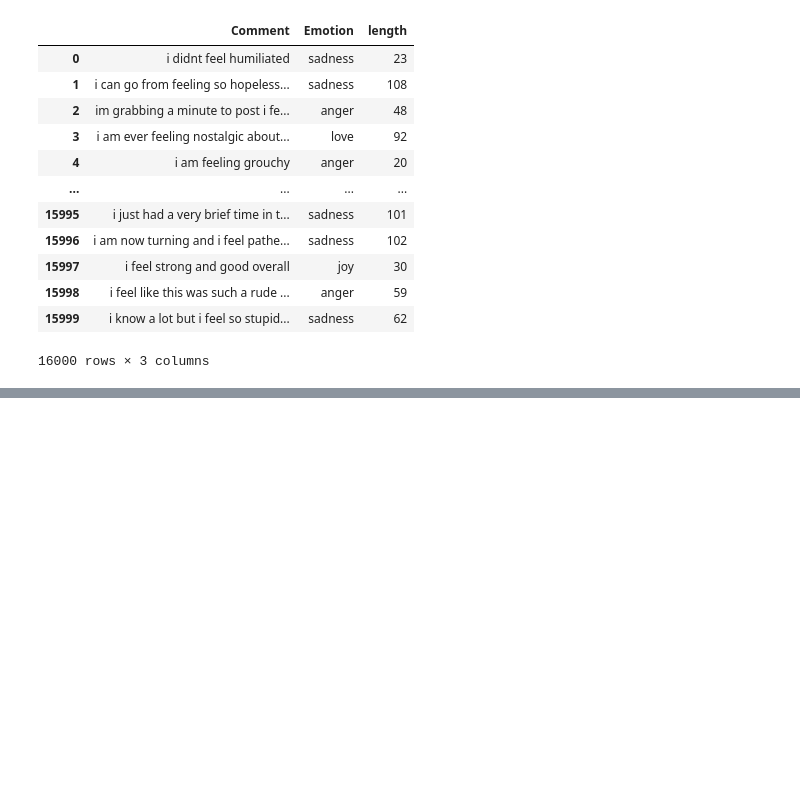
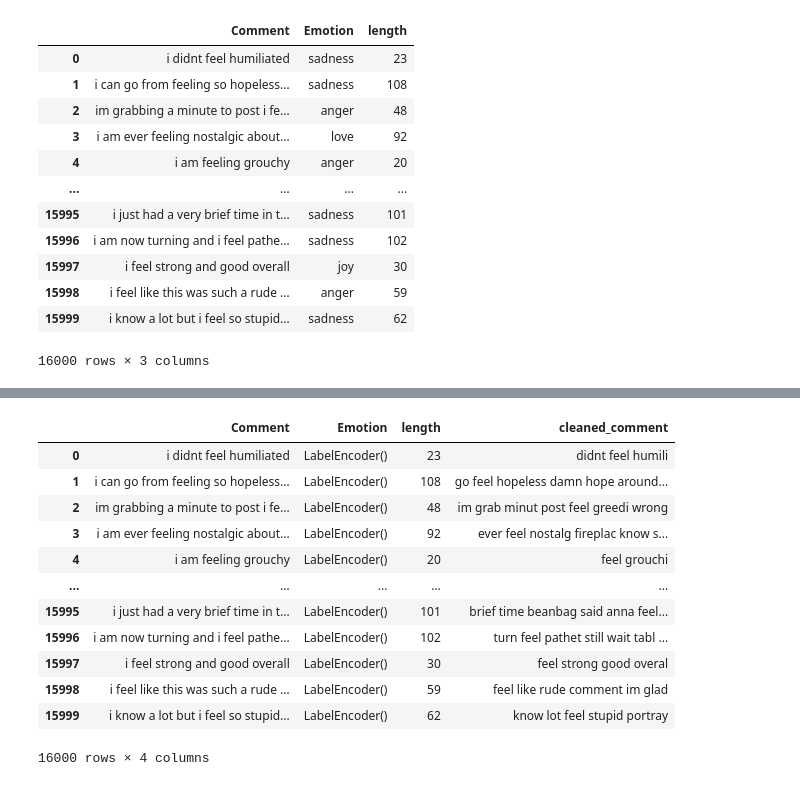
Before and after one commit to Sumit-Prasad01/Emotion-Recognition-App, a Jupyter notebook: Emotions_Classification.ipynb, the cells around one changed output, grey strips where cells are left out. Drawn from its saved outputs; the diff is of its cells as text; code cells hidden in the pictures; blank space fills up the shorter version.

```diff
--- a/Emotions_Classification.ipynb
+++ b/Emotions_Classification.ipynb
@@ -45,0 +113,3 @@ train_data
+# %%
+lb = LabelEncoder()
+train_data['Emotion'] = lb.fit(train_data['Emotion'])
@@ -45,0 +142,2 @@ train_data
+# %%
+df = train_data.copy()
@@ -45,0 +162,4 @@ train_data
+# %%
+# Download NLTK stopwords
+nltk.download('stopwords')
+stopwords = nltk.corpus.stopwords.words('english')
@@ -45,0 +170,26 @@ train_data
+# %%
+def clean_text(text):
+    stemmer = PorterStemmer()
+    text = re.sub("[^a-zA-Z]"," ",text)
+    text = text.lower()
+    text = text.split()
+    text = [stemmer.stem(word) for word in text if word not in stopwords]
+    return " ".join(text)
+
+df['cleaned_comment'] = df['Comment'].apply(clean_text)
+# %%
+df
+# %% [output]
+|  | Comment | Emotion | length | cleaned_comment |
+| 0 | i didnt feel humiliated | LabelEncoder() | 23 | didnt feel humili |
+| 1 | i can go from feeling so hopeless... | LabelEncoder() | 108 | go feel hopeless damn hope around... |
+| 2 | im grabbing a minute to post i fe... | LabelEncoder() | 48 | im grab minut post feel greedi wrong |
+| 3 | i am ever feeling nostalgic about... | LabelEncoder() | 92 | ever feel nostalg fireplac know s... |
+| 4 | i am feeling grouchy | LabelEncoder() | 20 | feel grouchi |
+| ... | ... | ... | ... | ... |
+| 15995 | i just had a very brief time in t... | LabelEncoder() | 101 | brief time beanbag said anna feel... |
+| 15996 | i am now turning and i feel pathe... | LabelEncoder() | 102 | turn feel pathet still wait tabl ... |
+| 15997 | i feel strong and good overall | LabelEncoder() | 30 | feel strong good overal |
+| 15998 | i feel like this was such a rude ... | LabelEncoder() | 59 | feel like rude comment im glad |
+| 15999 | i know a lot but i feel so stupid... | LabelEncoder() | 62 | know lot feel stupid portray |
+16000 rows × 4 columns
```
Also changed, not shown: parts of 18 cells of this notebook.
